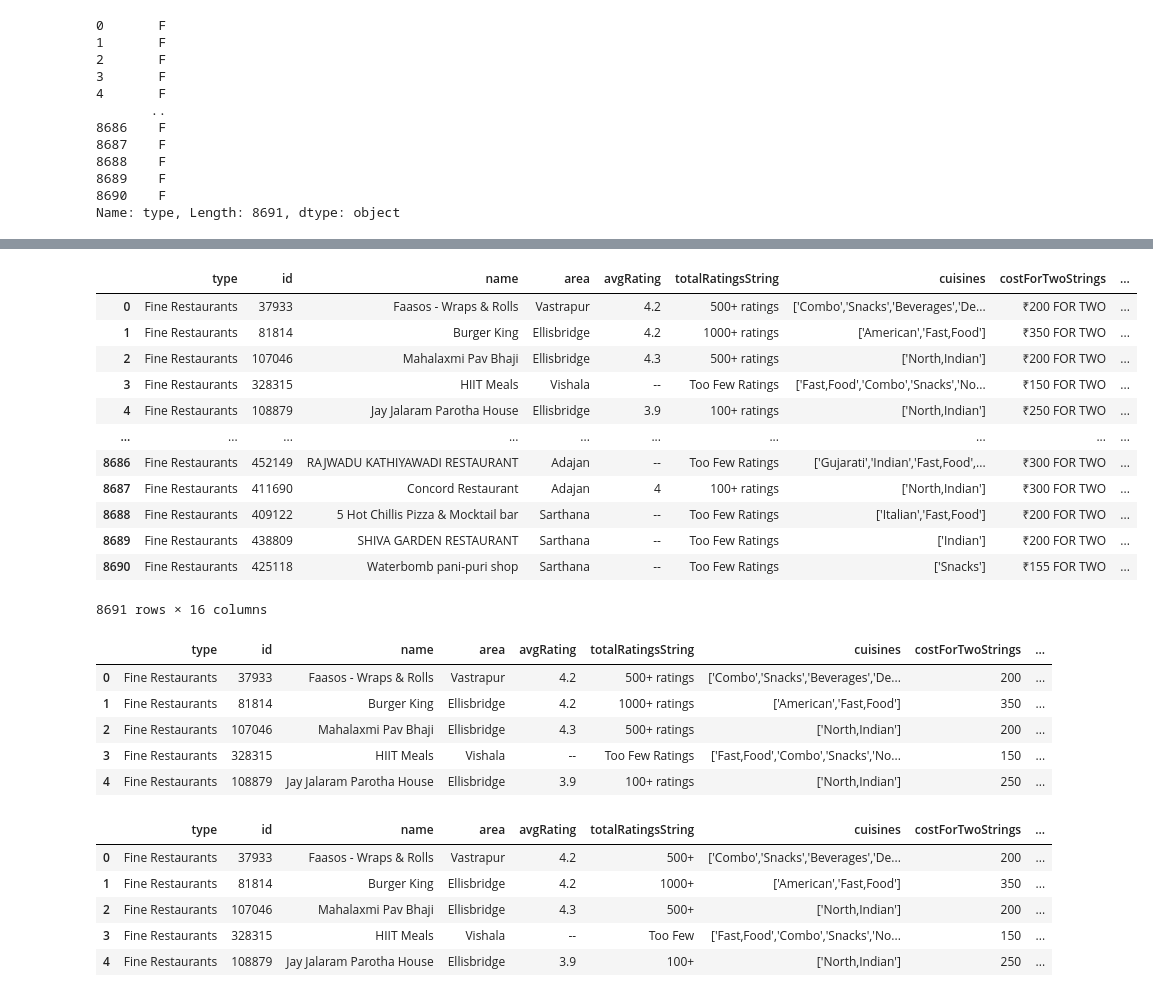
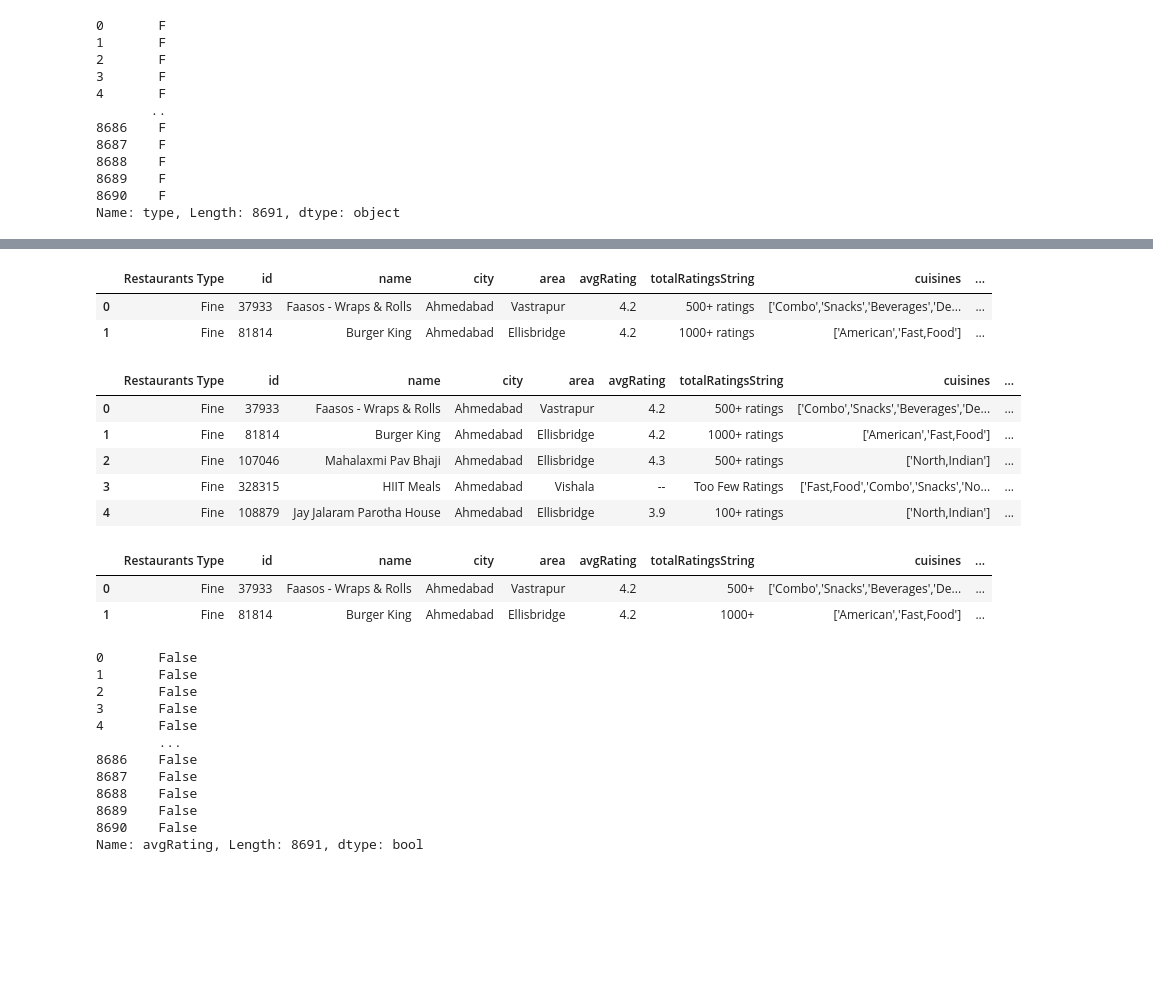
Before and after one commit to PoojaDasIndia/Data-Analysis-Projects, a Jupyter notebook: Swiggy Data Analysis Project in PowerBI/SwiggyData.ipynb, the cells around one changed output, grey strips where cells are left out. Saved outputs shown, nothing was run; the diff lists cells and outputs as text; code cells hidden in the pictures; blank space fills up the shorter version.

Commit message:
Swiggy Data Clean in jupyter lab

```diff
--- a/Swiggy Data Analysis Project in PowerBI/SwiggyData.ipynb
+++ b/Swiggy Data Analysis Project in PowerBI/SwiggyData.ipynb
@@ -236,16 +231,16 @@ Name: type, Length: 8691, dtype: object
 # %%
 def replace(data):
     if data =='F':
-        return data.replace("F","Fine Restaurants")
+        return data.replace("F","Fine")
     elif data =='D':
-        return data.replace("D","Dining Restaurants")
+        return data.replace("D","Dining")
     elif data =='C':
-        return data.replace("C","Continental Restaurants")
+        return data.replace("C","Continental")
     else:
-        return data.replace("P","Permium Restaurants")
+        return data.replace("P","Premium")
 # %%
-Type = dataset_copy['type'].apply(lambda x: replace(x))
+Type = dataset_copy['Restaurants Type'].apply(lambda x: replace(x))
 # %%
-dataset_copy['type'] = Type
+dataset_copy['Restaurants Type'] = Type
 dataset_copy.head(5)
 # %% [output]
@@ -280,40 +275,42 @@ dataset_copy.head(5)
 # %%
-dataset_copy.drop(columns=['uuid','city'], inplace=True)
+dataset_copy.drop(columns=['uuid','City'], inplace=True)
 # %%
-dataset_copy
+dataset_copy.head(2)
 # %% [output]
-|  | type | id | name | area | avgRating | totalRatingsString | cuisines | costForTwoStrings | ... |
-| 0 | Fine Restaurants | 37933 | Faasos - Wraps & Rolls | Vastrapur | 4.2 | 500+ ratings | ['Combo','Snacks','Beverages','De... | ₹200 FOR TWO | ... |
-| 1 | Fine Restaurants | 81814 | Burger King | Ellisbridge | 4.2 | 1000+ ratings | ['American','Fast,Food'] | ₹350 FOR TWO | ... |
-| 2 | Fine Restaurants | 107046 | Mahalaxmi Pav Bhaji | Ellisbridge | 4.3 | 500+ ratings | ['North,Indian'] | ₹200 FOR TWO | ... |
-| 3 | Fine Restaurants | 328315 | HIIT Meals | Vishala | -- | Too Few Ratings | ['Fast,Food','Combo','Snacks','No... | ₹150 FOR TWO | ... |
-| 4 | Fine Restaurants | 108879 | Jay Jalaram Parotha House | Ellisbridge | 3.9 | 100+ ratings | ['North,Indian'] | ₹250 FOR TWO | ... |
-| ... | ... | ... | ... | ... | ... | ... | ... | ... | ... |
-| 8686 | Fine Restaurants | 452149 | RAJWADU KATHIYAWADI RESTAURANT | Adajan | -- | Too Few Ratings | ['Gujarati','Indian','Fast,Food',... | ₹300 FOR TWO | ... |
-| 8687 | Fine Restaurants | 411690 | Concord Restaurant | Adajan | 4 | 100+ ratings | ['North,Indian'] | ₹300 FOR TWO | ... |
-| 8688 | Fine Restaurants | 409122 | 5 Hot Chillis Pizza & Mocktail bar | Sarthana | -- | Too Few Ratings | ['Italian','Fast,Food'] | ₹200 FOR TWO | ... |
-| 8689 | Fine Restaurants | 438809 | SHIVA GARDEN RESTAURANT | Sarthana | -- | Too Few Ratings | ['Indian'] | ₹200 FOR TWO | ... |
-| 8690 | Fine Restaurants | 425118 | Waterbomb pani-puri shop | Sarthana | -- | Too Few Ratings | ['Snacks'] | ₹155 FOR TWO | ... |
+|  | Restaurants Type | id | name | city | area | avgRating | totalRatingsString | cuisines | ... |
+| 0 | Fine | 37933 | Faasos - Wraps & Rolls | Ahmedabad | Vastrapur | 4.2 | 500+ ratings | ['Combo','Snacks','Beverages','De... | ... |
+| 1 | Fine | 81814 | Burger King | Ahmedabad | Ellisbridge | 4.2 | 1000+ ratings | ['American','Fast,Food'] | ... |
-8691 rows × 16 columns
 # %%
-costForTwoStrings = dataset_copy['costForTwoStrings'].apply(lambda x: x[1:4])
+costForTwoStrings = dataset_copy['costForTwoStrings'].apply(lambda x: x.replace(x[-8:],'')[1:])
 dataset_copy['costForTwoStrings'] = costForTwoStrings
 dataset_copy.head(5)
 # %% [output]
-|  | type | id | name | area | avgRating | totalRatingsString | cuisines | costForTwoStrings | ... |
-| 0 | Fine Restaurants | 37933 | Faasos - Wraps & Rolls | Vastrapur | 4.2 | 500+ ratings | ['Combo','Snacks','Beverages','De... | 200 | ... |
-| 1 | Fine Restaurants | 81814 | Burger King | Ellisbridge | 4.2 | 1000+ ratings | ['American','Fast,Food'] | 350 | ... |
-| 2 | Fine Restaurants | 107046 | Mahalaxmi Pav Bhaji | Ellisbridge | 4.3 | 500+ ratings | ['North,Indian'] | 200 | ... |
-| 3 | Fine Restaurants | 328315 | HIIT Meals | Vishala | -- | Too Few Ratings | ['Fast,Food','Combo','Snacks','No... | 150 | ... |
-| 4 | Fine Restaurants | 108879 | Jay Jalaram Parotha House | Ellisbridge | 3.9 | 100+ ratings | ['North,Indian'] | 250 | ... |
+|  | Restaurants Type | id | name | city | area | avgRating | totalRatingsString | cuisines | ... |
+| 0 | Fine | 37933 | Faasos - Wraps & Rolls | Ahmedabad | Vastrapur | 4.2 | 500+ ratings | ['Combo','Snacks','Beverages','De... | ... |
+| 1 | Fine | 81814 | Burger King | Ahmedabad | Ellisbridge | 4.2 | 1000+ ratings | ['American','Fast,Food'] | ... |
+| 2 | Fine | 107046 | Mahalaxmi Pav Bhaji | Ahmedabad | Ellisbridge | 4.3 | 500+ ratings | ['North,Indian'] | ... |
+| 3 | Fine | 328315 | HIIT Meals | Ahmedabad | Vishala | -- | Too Few Ratings | ['Fast,Food','Combo','Snacks','No... | ... |
+| 4 | Fine | 108879 | Jay Jalaram Parotha House | Ahmedabad | Ellisbridge | 3.9 | 100+ ratings | ['North,Indian'] | ... |
 # %%
 totalRatingsString = dataset_copy['totalRatingsString'].apply(lambda s : s.replace(s[-8:],''))
 dataset_copy['totalRatingsString'] = totalRatingsString
-dataset_copy.head(5)
+dataset_copy.head(2)
 # %% [output]
-|  | type | id | name | area | avgRating | totalRatingsString | cuisines | costForTwoStrings | ... |
-| 0 | Fine Restaurants | 37933 | Faasos - Wraps & Rolls | Vastrapur | 4.2 | 500+ | ['Combo','Snacks','Beverages','De... | 200 | ... |
-| 1 | Fine Restaurants | 81814 | Burger King | Ellisbridge | 4.2 | 1000+ | ['American','Fast,Food'] | 350 | ... |
-| 2 | Fine Restaurants | 107046 | Mahalaxmi Pav Bhaji | Ellisbridge | 4.3 | 500+ | ['North,Indian'] | 200 | ... |
-| 3 | Fine Restaurants | 328315 | HIIT Meals | Vishala | -- | Too Few | ['Fast,Food','Combo','Snacks','No... | 150 | ... |
-| 4 | Fine Restaurants | 108879 | Jay Jalaram Parotha House | Ellisbridge | 3.9 | 100+ | ['North,Indian'] | 250 | ... |
+|  | Restaurants Type | id | name | city | area | avgRating | totalRatingsString | cuisines | ... |
+| 0 | Fine | 37933 | Faasos - Wraps & Rolls | Ahmedabad | Vastrapur | 4.2 | 500+ | ['Combo','Snacks','Beverages','De... | ... |
+| 1 | Fine | 81814 | Burger King | Ahmedabad | Ellisbridge | 4.2 | 1000+ | ['American','Fast,Food'] | ... |
+# %%
+dataset_copy['avgRating'].isna()
+# %% [output]
+0       False
+1       False
+2       False
+3       False
+4       False
+        ...
+8686    False
+8687    False
+8688    False
+8689    False
+8690    False
+Name: avgRating, Length: 8691, dtype: bool
```
Also changed, not shown: parts of 13 cells of this notebook, 1 other file.
